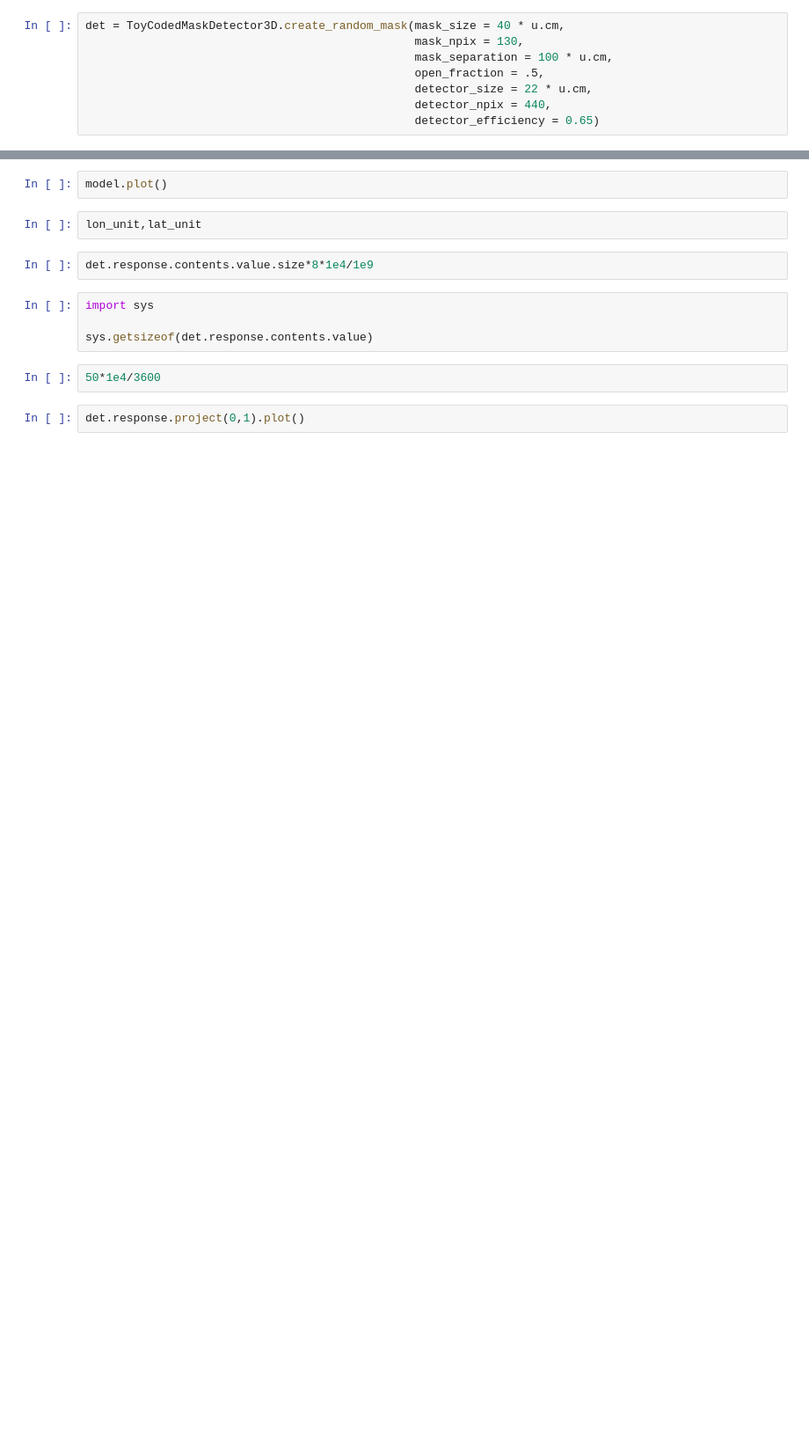
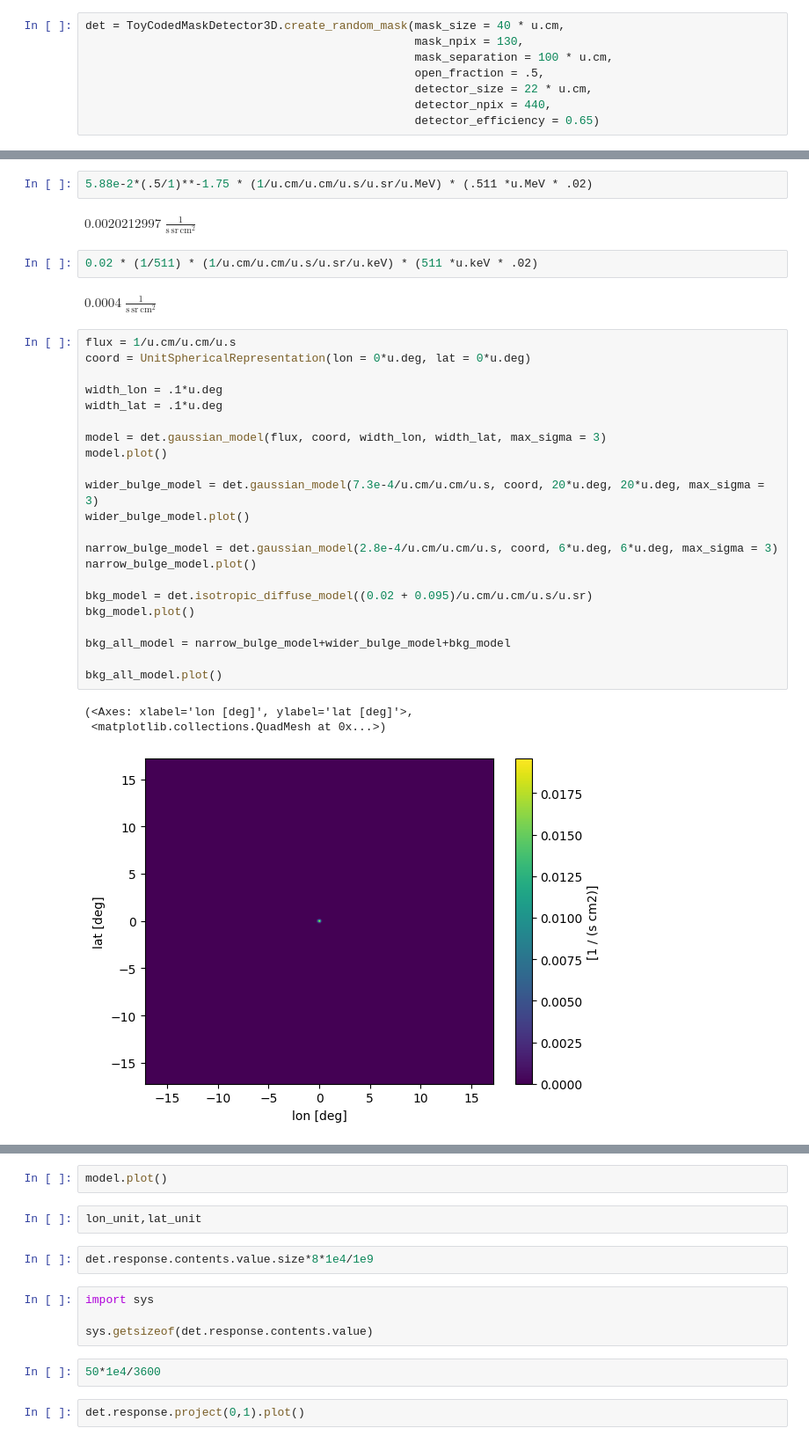
Before and after one commit to israelmcmc-ai/gammaraytoys, a Jupyter notebook: docs/examples/toy_cmd_3d.ipynb, the cells around one changed output, grey strips where cells are left out. Shown at 88% size. Drawn from its saved outputs; the diff is of its cells as text; blank space fills up the shorter version.

```diff
--- a/docs/examples/toy_cmd_3d.ipynb
+++ b/docs/examples/toy_cmd_3d.ipynb
@@ -23,0 +53,34 @@ det = ToyCodedMaskDetector3D.create_random_mask(mask_size = 40 * u.cm,
+# %%
+5.88e-2*(.5/1)**-1.75 * (1/u.cm/u.cm/u.s/u.sr/u.MeV) * (.511 *u.MeV * .02)
+# %% [output]
+$0.0020212997 \; \mathrm{\frac{1}{s\,sr\,cm^{2}}}$
+# %%
+0.02 * (1/511) * (1/u.cm/u.cm/u.s/u.sr/u.keV) * (511 *u.keV * .02)
+# %% [output]
+$0.0004 \; \mathrm{\frac{1}{s\,sr\,cm^{2}}}$
+# %%
+flux = 1/u.cm/u.cm/u.s
+coord = UnitSphericalRepresentation(lon = 0*u.deg, lat = 0*u.deg)
+
+width_lon = .1*u.deg
+width_lat = .1*u.deg
+
+model = det.gaussian_model(flux, coord, width_lon, width_lat, max_sigma = 3)
+model.plot()
+
+wider_bulge_model = det.gaussian_model(7.3e-4/u.cm/u.cm/u.s, coord, 20*u.deg, 20*u.deg, max_sigma = 3)
+wider_bulge_model.plot()
+
+narrow_bulge_model = det.gaussian_model(2.8e-4/u.cm/u.cm/u.s, coord, 6*u.deg, 6*u.deg, max_sigma = 3)
+narrow_bulge_model.plot()
+
+bkg_model = det.isotropic_diffuse_model((0.02 + 0.095)/u.cm/u.cm/u.s/u.sr)
+bkg_model.plot()
+
+bkg_all_model = narrow_bulge_model+wider_bulge_model+bkg_model
+
+bkg_all_model.plot()
+# %% [output]
+(<Axes: xlabel='lon [deg]', ylabel='lat [deg]'>,
+ <matplotlib.collections.QuadMesh at 0x...>)
+[figure, added]
```
Also changed, not shown: parts of 35 cells of this notebook, 3 other files.
